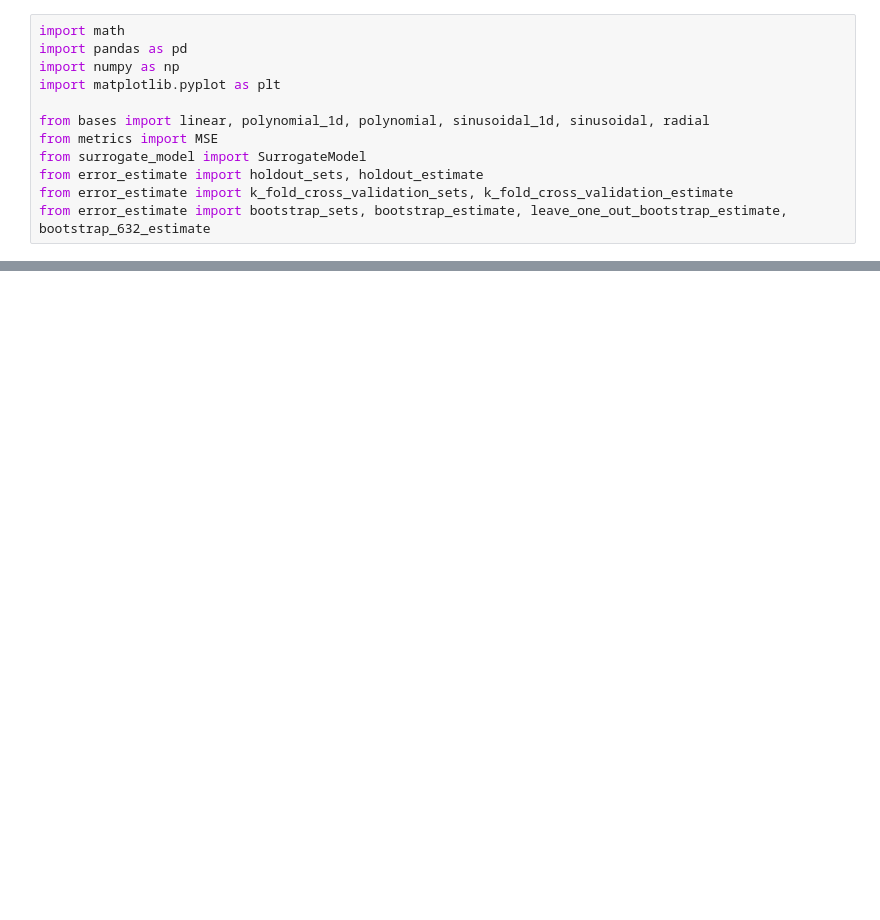
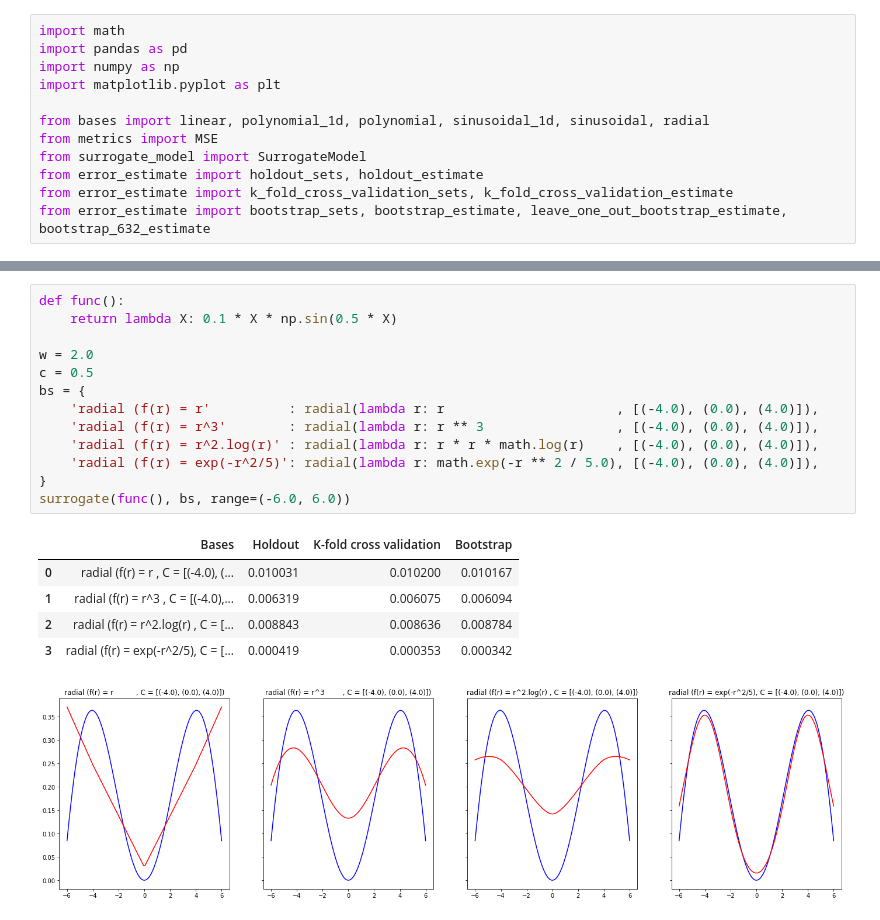
Before and after one commit to LeKiet258/ML_Lab01_SurrogateModels, a Jupyter notebook: test.ipynb, the cells around one changed output, grey strips where cells are left out. Drawn from its saved outputs; the diff is of its cells as text; blank space fills up the shorter version.

```diff
--- a/test.ipynb
+++ b/test.ipynb
@@ -147,0 +97,20 @@ plot_and_estimate(bss, df_1, 0.5)
+# %%
+def func():
+    return lambda X: 0.1 * X * np.sin(0.5 * X)
+
+w = 2.0
+c = 0.5
+bs = {
+    'radial (f(r) = r'          : radial(lambda r: r                      , [(-4.0), (0.0), (4.0)]),
+    'radial (f(r) = r^3'        : radial(lambda r: r ** 3                 , [(-4.0), (0.0), (4.0)]),
+    'radial (f(r) = r^2.log(r)' : radial(lambda r: r * r * math.log(r)    , [(-4.0), (0.0), (4.0)]),
+    'radial (f(r) = exp(-r^2/5)': radial(lambda r: math.exp(-r ** 2 / 5.0), [(-4.0), (0.0), (4.0)]),
+}
+surrogate(func(), bs, range=(-6.0, 6.0))
+# %% [output]
+|  | Bases | Holdout | K-fold cross validation | Bootstrap |
+| 0 | radial (f(r) = r , C = [(-4.0), (... | 0.010031 | 0.010200 | 0.010167 |
+| 1 | radial (f(r) = r^3 , C = [(-4.0),... | 0.006319 | 0.006075 | 0.006094 |
+| 2 | radial (f(r) = r^2.log(r) , C = [... | 0.008843 | 0.008636 | 0.008784 |
+| 3 | radial (f(r) = exp(-r^2/5), C = [... | 0.000419 | 0.000353 | 0.000342 |
+[figure, added]
```
Also changed, not shown: parts of 6 cells of this notebook, 2 other files.
